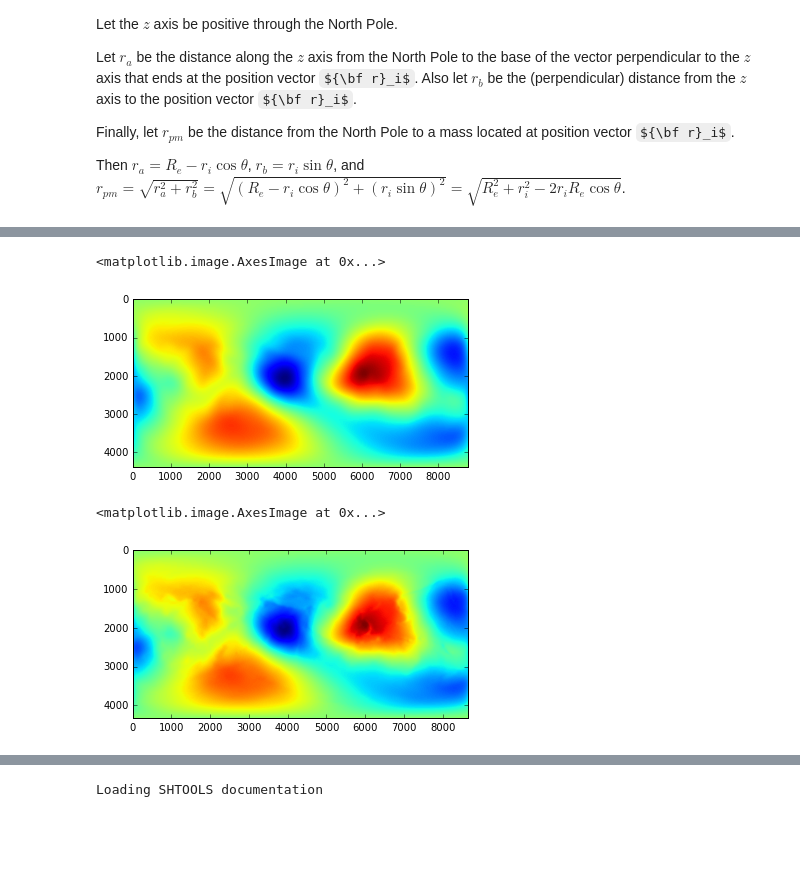
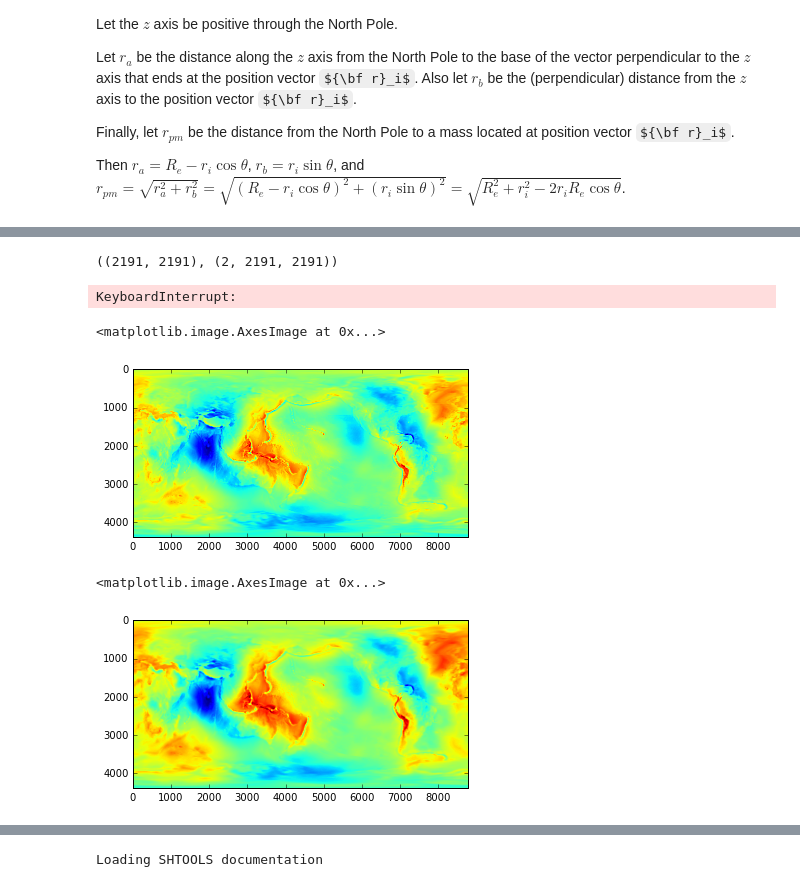
Before and after one commit to korin-worm-code/GravityTomo, a Jupyter notebook: GravTomoCleanedUp.ipynb, the cells around one changed output, grey strips where cells are left out. Cells and saved outputs as stored; diff of their text form; code cells hidden in the pictures; some formulas as TeX source; blank space fills up the shorter version.

Commit message:
Squashed Bug in estimating the SH expansion of the disturbing potential. Ad hoc filter appears to be showing slab 'moveout' between 50 and 100km depths.

```diff
--- a/GravTomoCleanedUp.ipynb
+++ b/GravTomoCleanedUp.ipynb
@@ -134,0 +149,10 @@ convolved[:,1,1] = 0.
+# %%
+sh_degree = np.arange(T_SH.shape[1])
+factor = 2.*np.pi*((1+(2*sh_degree))/(4.*np.pi))**2
+convolved = (factor*kernel)[np.newaxis,:,np.newaxis] * T_SH
+
+#convolved = (1./kernel)[np.newaxis,:,np.newaxis] * T_SH
+
+
+print convolved.shape
+#convolved[:,1,1] = 0.
@@ -142,4 +170,5 @@ plt.imshow(tomo_r1)
 # %%
 ramp_filter = np.linspace(0.,1.,num=convolved.shape[1],endpoint=True)
+ramp_filter_2d = np.sqrt(np.add.outer(ramp_filter*ramp_filter,ramp_filter*ramp_filter))
 
 cone_filter_2d = np.sqrt(np.outer(ramp_filter*ramp_filter,ramp_filter*ramp_filter))
@@ -148 +180,9 @@ filtered_convolved = cone_filter_2d[np.newaxis,:,:]* convolved
+# %%
+ramp_filter_2d.shape, convolved.shape
+# %% [output]
+((2191, 2191), (2, 2191, 2191))
+# %%
+filtered_convolved = convolved.copy()
+filtered_convolved[0,:,:] *= ramp_filter_2d
+filtered_convolved[1,:,:] *= ramp_filter_2d
 # %%
@@ -149,0 +190,4 @@ tomo_r2_filtered = sht.MakeGridDH(filtered_convolved,sampling=2,csphase=1)
+# %%
+tomo_d100_filtered = sht.MakeGridDH(filtered_convolved,sampling=2,csphase=1,norm=4)
+# %% [output]
+KeyboardInterrupt:
@@ -150,10 +196,10 @@ tomo_r2_filtered = sht.MakeGridDH(filtered_convolved,sampling=2,csphase=1)
 # %%
-plt.imshow(tomo_r1_filtered)
+plt.imshow(tomo_d50_filtered)
 # %% [output]
 <matplotlib.image.AxesImage at 0x...>
-[figure, old version]
+[figure, new version]
 # %%
-plt.imshow(tomo_r2_filtered)
+plt.imshow(-tomo_d100_filtered)
 # %% [output]
 <matplotlib.image.AxesImage at 0x...>
-[figure, old version]
+[figure, new version]
```
Also changed, not shown: parts of 31 cells of this notebook.
